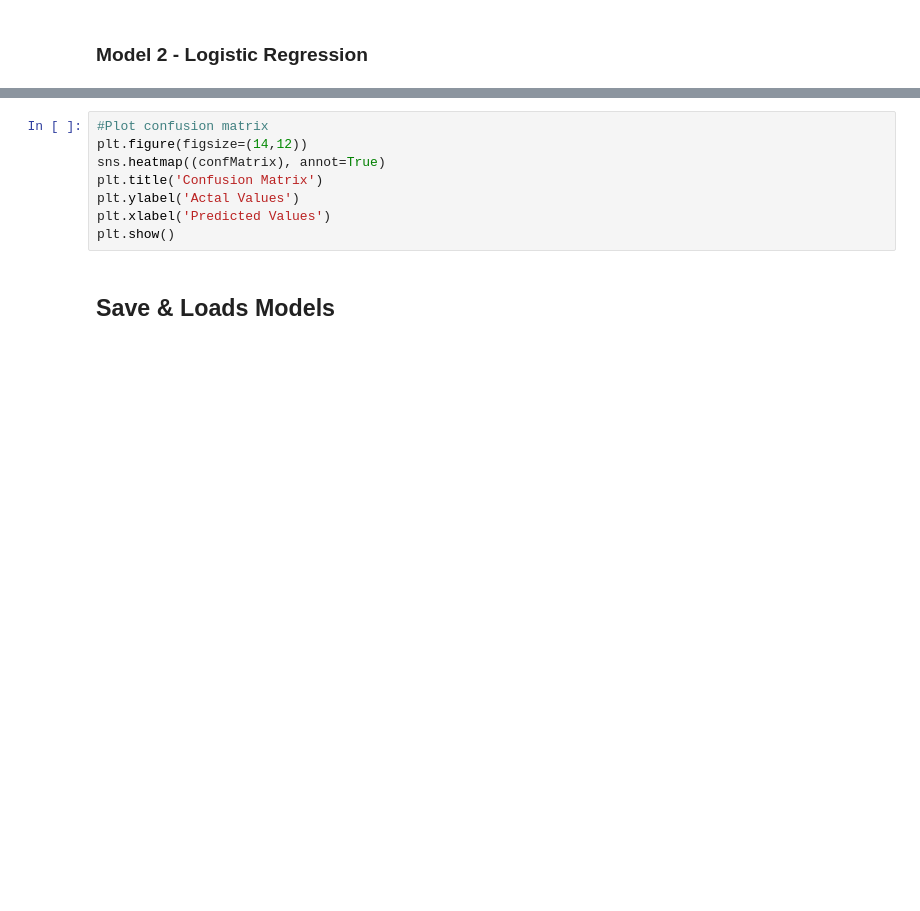
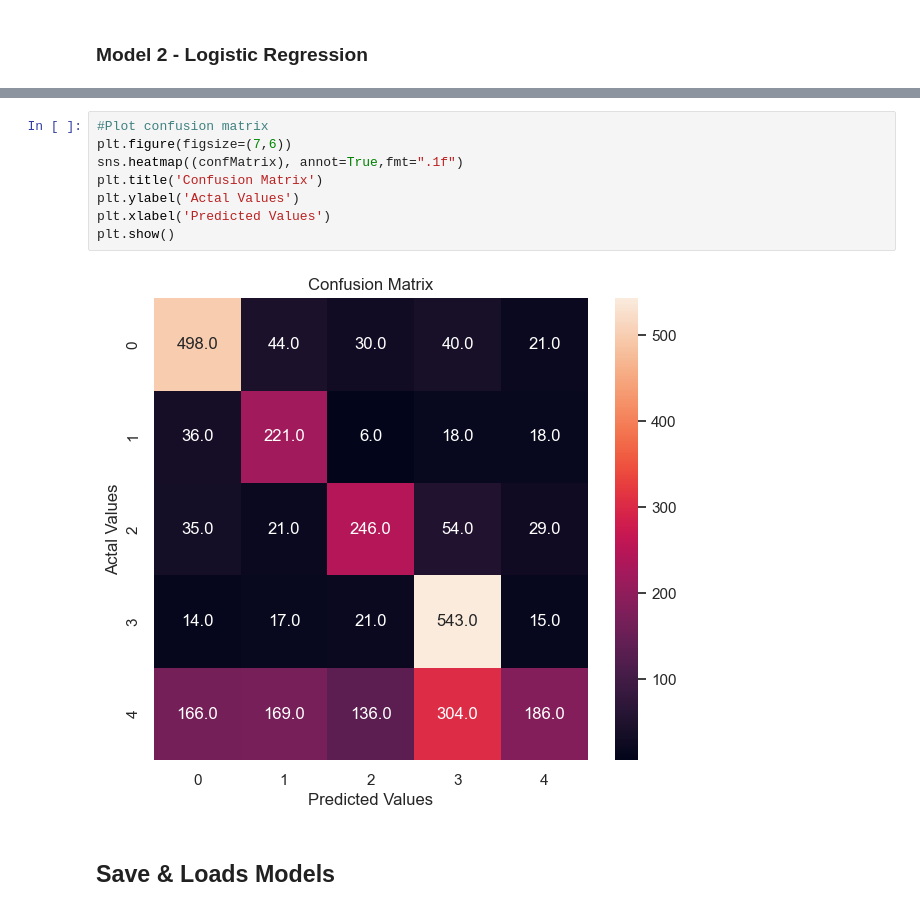
Before and after one commit to aliadalal/medical_abstract_classification, a Jupyter notebook: Glia/source/Glia.ConversationAI.NLP.Classifier.ipynb, the cells around one changed output, grey strips where cells are left out. Saved outputs shown, nothing was run; the diff lists cells and outputs as text; blank space fills up the shorter version.

```diff
--- a/Glia/source/Glia.ConversationAI.NLP.Classifier.ipynb
+++ b/Glia/source/Glia.ConversationAI.NLP.Classifier.ipynb
@@ -286,11 +412,13 @@ print("Recall:",metrics.recall_score(condition_label_list_test, pred_lr,average=
 # %%
 #Plot confusion matrix
-plt.figure(figsize=(14,12))
-sns.heatmap((confMatrix), annot=True)
+plt.figure(figsize=(7,6))
+sns.heatmap((confMatrix), annot=True,fmt=".1f")
 plt.title('Confusion Matrix')
 plt.ylabel('Actal Values')
 plt.xlabel('Predicted Values')
 plt.show()
+# %% [output]
+[figure, added]
 # %% [markdown]
 ## Save & Loads Models
 # %% [markdown]
```
Also changed, not shown: parts of 16 cells of this notebook.
